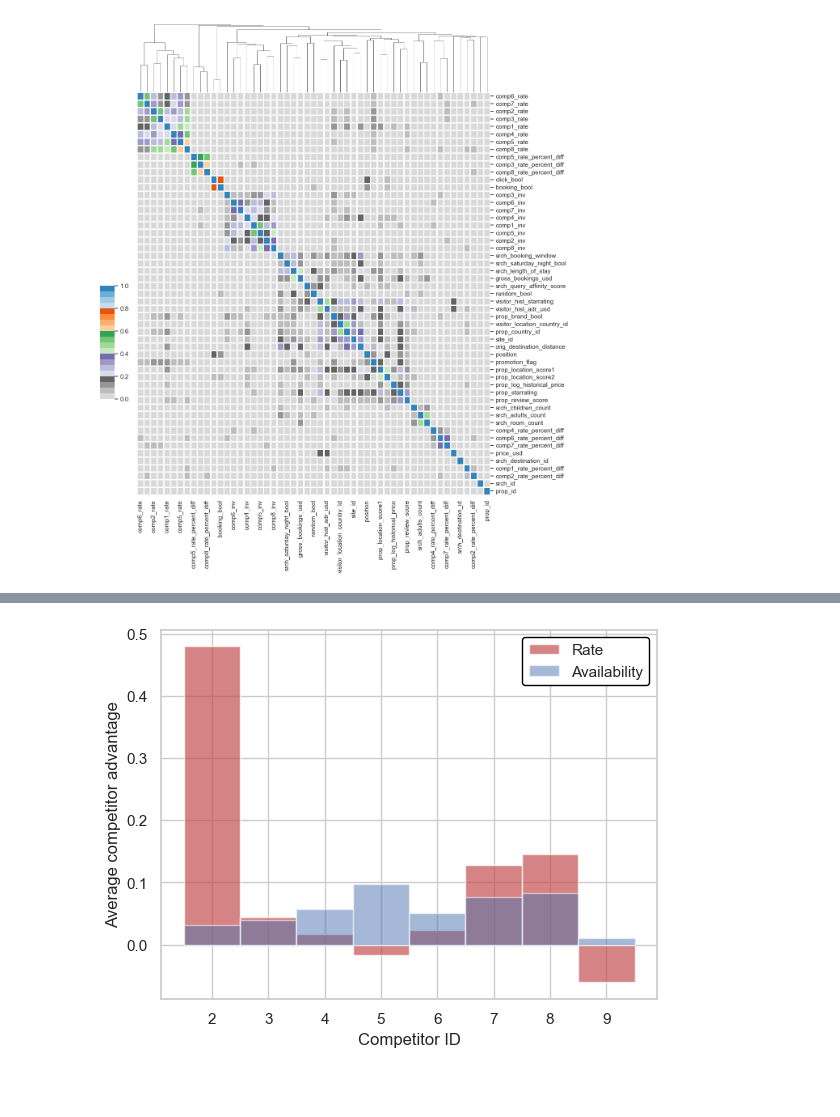
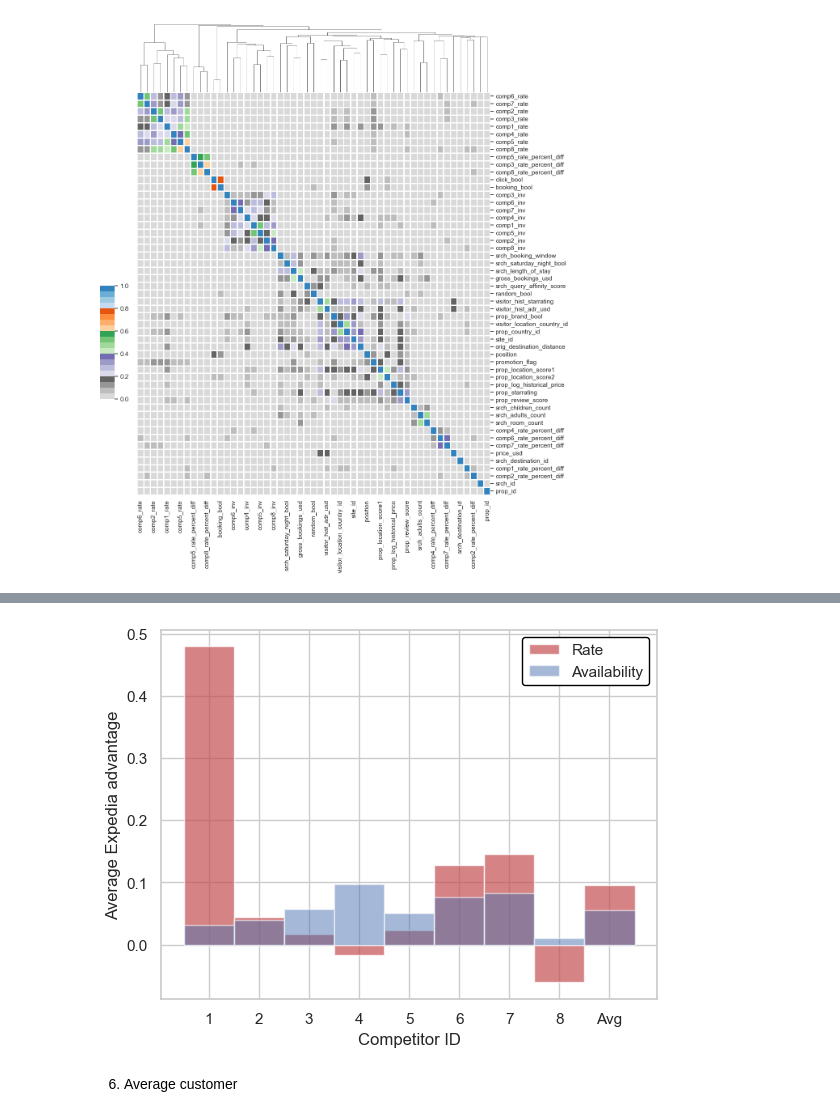
Before and after one commit to PaulHosek/DataMining, a Jupyter notebook: paul_explore.ipynb, the cells around one changed output, grey strips where cells are left out. Saved outputs shown, nothing was run; the diff lists cells and outputs as text; code cells hidden in the pictures; blank space fills up the shorter version.

```diff
--- a/paul_explore.ipynb
+++ b/paul_explore.ipynb
@@ -110,0 +102,7 @@ c_avail = df[inv_cols].mean().compute()
+# %%
+rate_cols = [f"comp{i}_rate" for i in np.arange(1,9)]
+inv_cols = [f"comp{i}_inv" for i in np.arange(1,9)]
+
+
+c_rate = df[rate_cols].mean().compute()
+c_avail = df[inv_cols].mean().compute()
@@ -111,13 +120,20 @@ c_avail = df[inv_cols].mean().compute()
+# %%
+# add grand average to the hotel
+c_rate_m = np.append(np.array(c_rate),c_rate.mean())
+c_avail_m = np.append(np.array(c_avail),c_avail.mean())
+x = [str(i) for i in np.arange(1,9)]
+x.append("Avg")
 # %%
-x = np.arange(2,10)
 fig = plt.figure()
 ax = plt.subplot(111)
-ax.bar(x, c_rate, width=1, color='r',alpha=0.7, label="Rate")
-ax.bar(x, c_avail, width=1, color='b',alpha=0.5, label="Availability")
+ax.bar(x, c_rate_m, width=1, color='r',alpha=0.7, label="Rate")
+ax.bar(x, c_avail_m, width=1, color='b',alpha=0.5, label="Availability")
 plt.xlabel("Competitor ID")
-plt.ylabel("Average competitor advantage")
+plt.ylabel("Average Expedia advantage")
 leg = plt.legend(loc="upper right", facecolor="white", edgecolor="black")
 leg.get_frame().set_alpha(1)
 plt.show()
 # %% [output]
-[figure, old version]
+[figure, new version]
+# %% [markdown]
+6. Average customer
```
Also changed, not shown: parts of 6 cells of this notebook.
